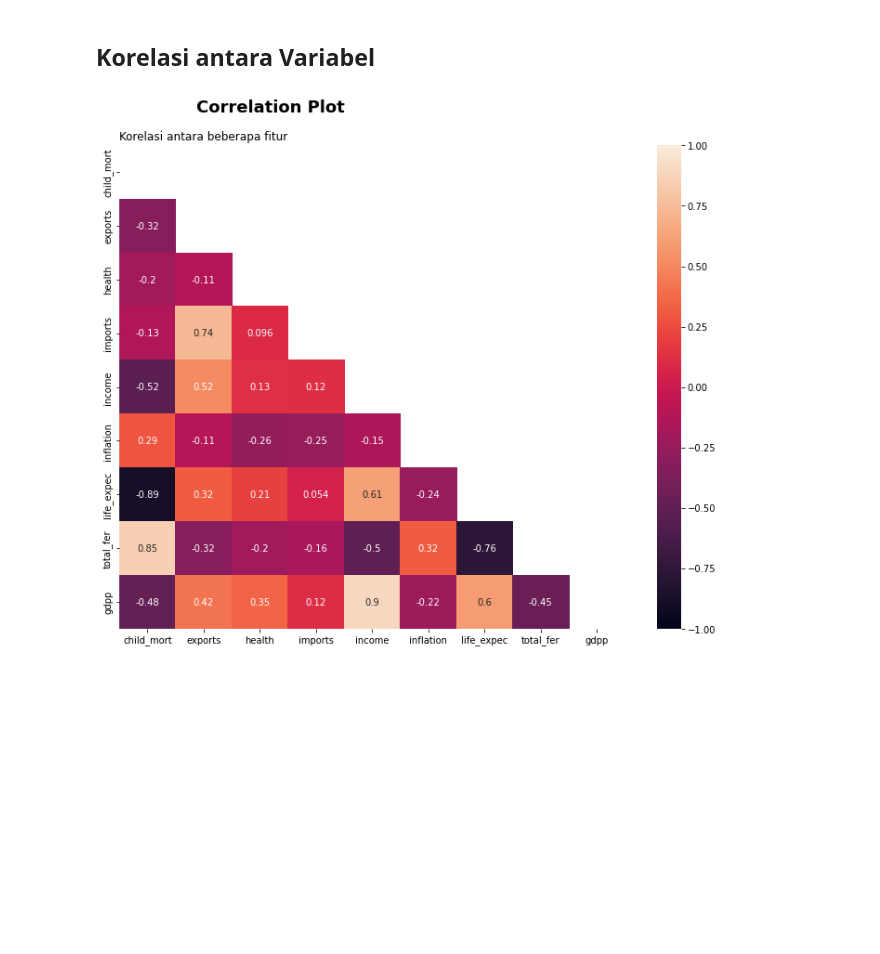
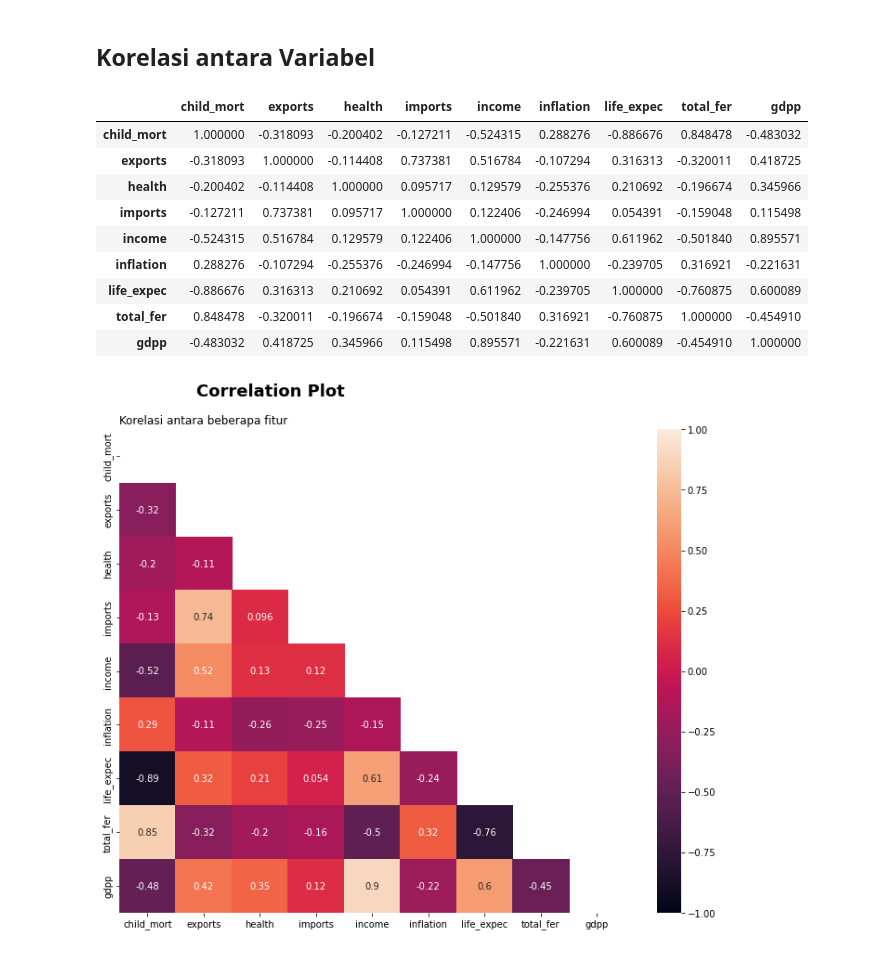
Before and after one commit to khalilullahalfaath/case_based_2_ML, a Jupyter notebook: Copy_of_Case_Based_2_ML_1301204376.ipynb, the cells around one changed output. Cells and saved outputs as stored; diff of their text form; code cells hidden in the pictures; blank space fills up the shorter version.

```diff
--- a/Copy_of_Case_Based_2_ML_1301204376.ipynb
+++ b/Copy_of_Case_Based_2_ML_1301204376.ipynb
@@ -210,6 +257,19 @@ plt.show()
 [figure]
 # %% [markdown]
 ## Korelasi antara Variabel
+# %%
+df.corr()
+# %% [output]
+|  | child_mort | exports | health | imports | income | inflation | life_expec | total_fer | gdpp |
+| child_mort | 1.000000 | -0.318093 | -0.200402 | -0.127211 | -0.524315 | 0.288276 | -0.886676 | 0.848478 | -0.483032 |
+| exports | -0.318093 | 1.000000 | -0.114408 | 0.737381 | 0.516784 | -0.107294 | 0.316313 | -0.320011 | 0.418725 |
+| health | -0.200402 | -0.114408 | 1.000000 | 0.095717 | 0.129579 | -0.255376 | 0.210692 | -0.196674 | 0.345966 |
+| imports | -0.127211 | 0.737381 | 0.095717 | 1.000000 | 0.122406 | -0.246994 | 0.054391 | -0.159048 | 0.115498 |
+| income | -0.524315 | 0.516784 | 0.129579 | 0.122406 | 1.000000 | -0.147756 | 0.611962 | -0.501840 | 0.895571 |
+| inflation | 0.288276 | -0.107294 | -0.255376 | -0.246994 | -0.147756 | 1.000000 | -0.239705 | 0.316921 | -0.221631 |
+| life_expec | -0.886676 | 0.316313 | 0.210692 | 0.054391 | 0.611962 | -0.239705 | 1.000000 | -0.760875 | 0.600089 |
+| total_fer | 0.848478 | -0.320011 | -0.196674 | -0.159048 | -0.501840 | 0.316921 | -0.760875 | 1.000000 | -0.454910 |
+| gdpp | -0.483032 | 0.418725 | 0.345966 | 0.115498 | 0.895571 | -0.221631 | 0.600089 | -0.454910 | 1.000000 |
 # %%
 fig, ax = plt.subplots(figsize=(10, 8))
 
```
Also changed, not shown: parts of 17 cells of this notebook.
